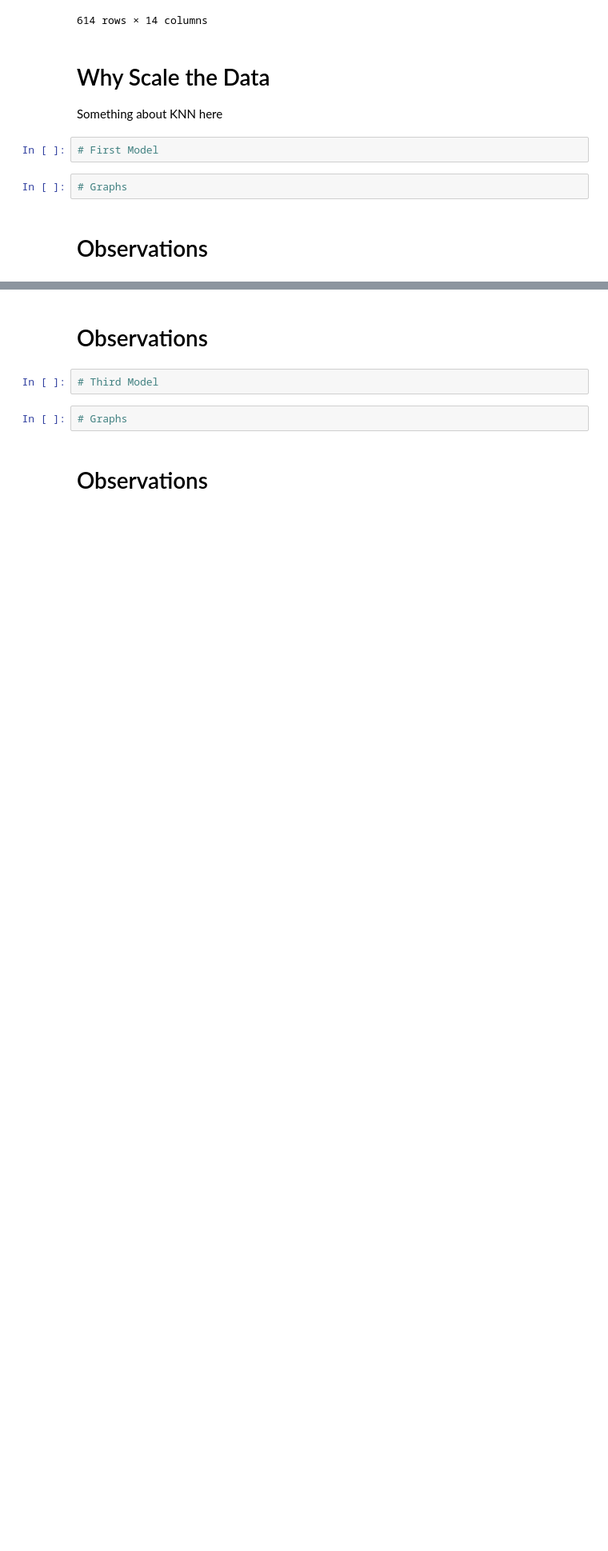
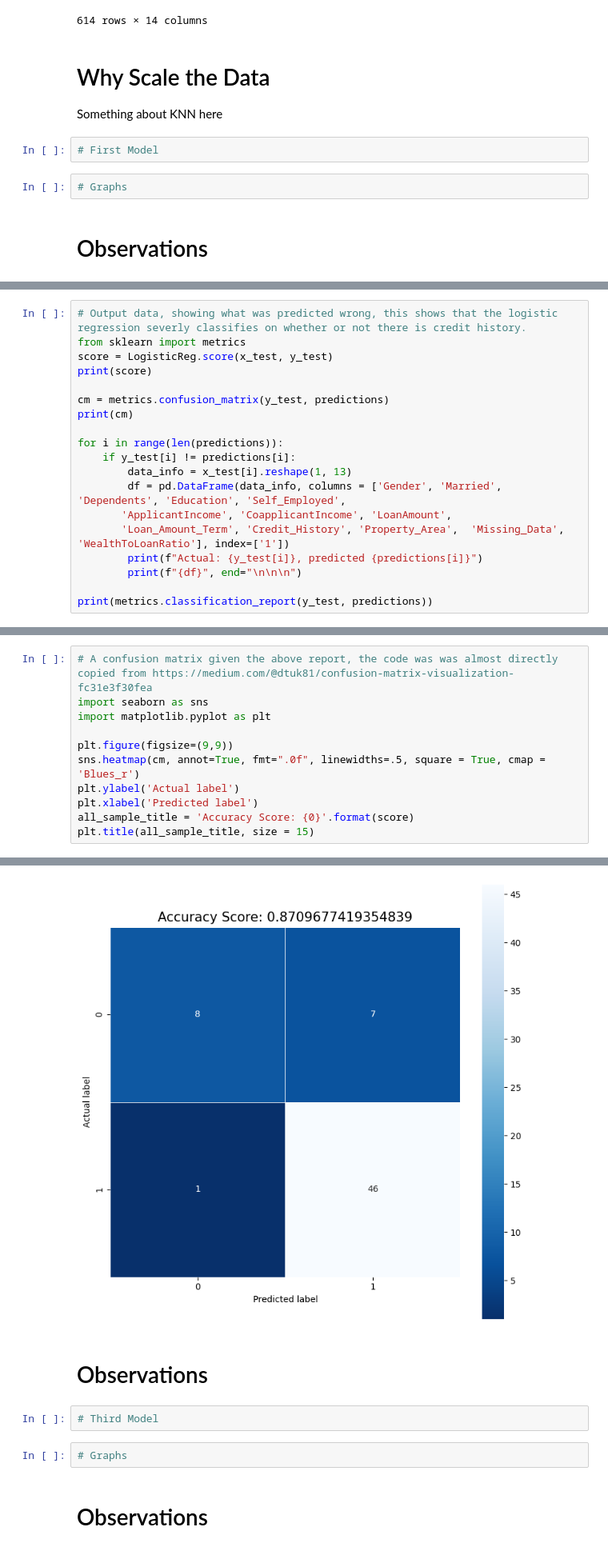
Before and after one commit to Relicjamin-jv/ML-and-Visualization, a Jupyter notebook: report.ipynb, the cells around one changed output, grey strips where cells are left out. Shown at 80% size. Saved outputs shown, nothing was run; the diff lists cells and outputs as text; blank space fills up the shorter version.

Commit message:
added in classification with %10 %90 split

```diff
--- a/report.ipynb
+++ b/report.ipynb
@@ -151,0 +168,19 @@ This model using logistic regression, with a 10% 90% split.
+# %%
+# Output data, showing what was predicted wrong, this shows that the logistic regression severly classifies on whether or not there is credit history.
+from sklearn import metrics
+score = LogisticReg.score(x_test, y_test)
+print(score)
+
+cm = metrics.confusion_matrix(y_test, predictions)
+print(cm)
+
+for i in range(len(predictions)):
+    if y_test[i] != predictions[i]:
+        data_info = x_test[i].reshape(1, 13)
+        df = pd.DataFrame(data_info, columns = ['Gender', 'Married', 'Dependents', 'Education', 'Self_Employed',
+       'ApplicantIncome', 'CoapplicantIncome', 'LoanAmount',
+       'Loan_Amount_Term', 'Credit_History', 'Property_Area',  'Missing_Data', 'WealthToLoanRatio'], index=['1'])
+        print(f"Actual: {y_test[i]}, predicted {predictions[i]}")
+        print(f"{df}", end="\n\n\n")
+
+print(metrics.classification_report(y_test, predictions))
@@ -151,0 +205,12 @@ This model using logistic regression, with a 10% 90% split.
+# %%
+# A confusion matrix given the above report, the code was was almost directly copied from https://medium.com/@dtuk81/confusion-matrix-visualization-fc31e3f30fea
+import seaborn as sns
+import matplotlib.pyplot as plt
+
+plt.figure(figsize=(9,9))
+sns.heatmap(cm, annot=True, fmt=".0f", linewidths=.5, square = True, cmap = 'Blues_r')
+plt.ylabel('Actual label')
+plt.xlabel('Predicted label')
+all_sample_title = 'Accuracy Score: {0}'.format(score)
+plt.title(all_sample_title, size = 15)
+# %% [output]
@@ -152,3 +218,4 @@ This model using logistic regression, with a 10% 90% split.
+[figure, added]
 # %% [markdown]
 # Observations
 # %%
```
Also changed, not shown: parts of 7 cells of this notebook.
